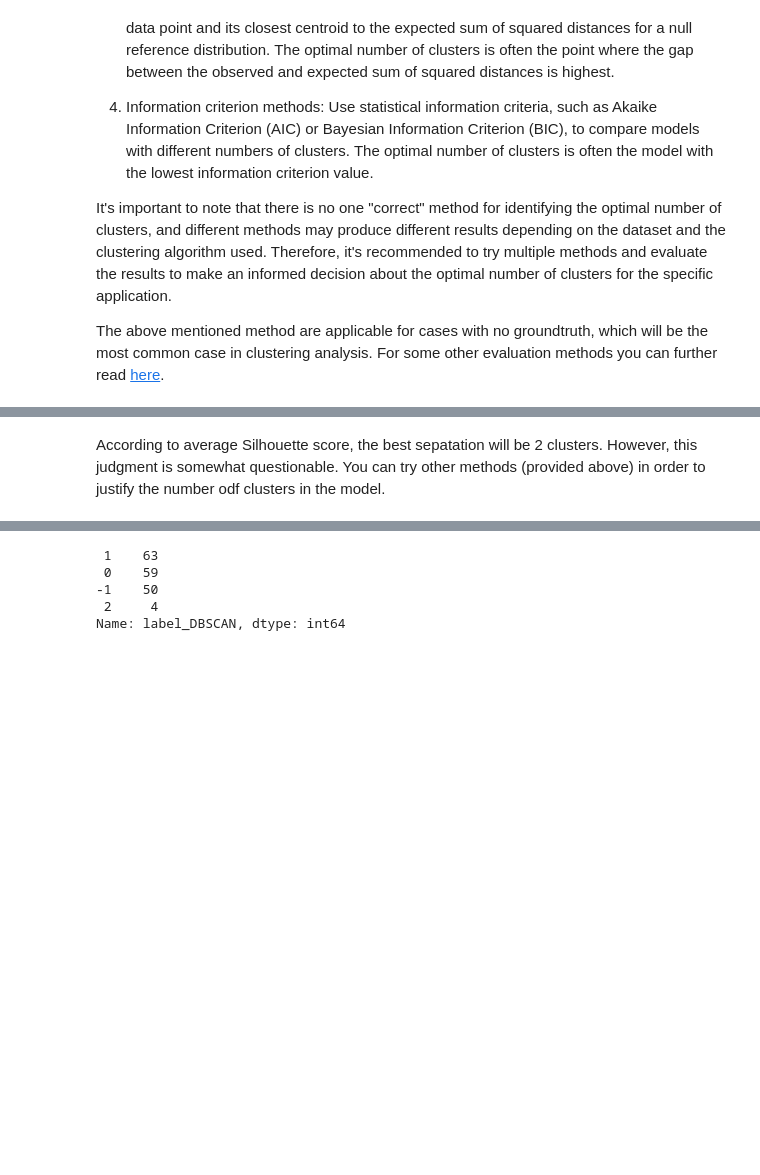
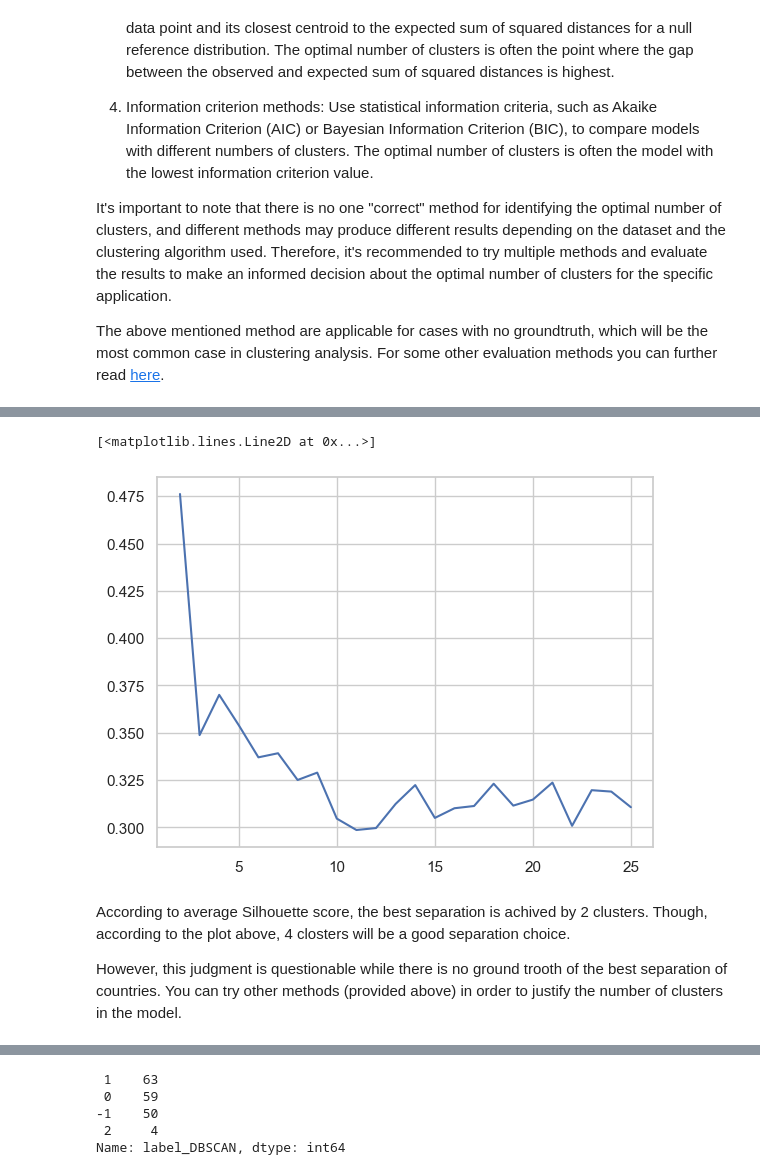
Before and after one commit to gesiscss/css_methods_python, a Jupyter notebook: d_data_analysis_methods/3_unsupervised_machine_learning.ipynb, the cells around one changed output, grey strips where cells are left out. Cells and saved outputs as stored; diff of their text form; code cells hidden in the pictures; blank space fills up the shorter version.

```diff
--- a/d_data_analysis_methods/3_unsupervised_machine_learning.ipynb
+++ b/d_data_analysis_methods/3_unsupervised_machine_learning.ipynb
@@ -782,5 +689,25 @@ For 6 clusters the average silhouette score is : 0.33698221815068075
+# %%
+from sklearn.metrics import silhouette_score
+
+range_n_clusters = range(2,26)
+silhouette_scores = []
+
+for n_clusters in range_n_clusters:
+    clusterer = KMeans(n_clusters=n_clusters,  random_state=42)
+    cluster_labels = clusterer.fit_predict(X_pca[:, :4])
+    # The silhouette_score gives the average value for all the samples.
+    # This gives a perspective into the density and separation of the formed clusters
+    silhouette_avg = silhouette_score(X_pca[:, :4], cluster_labels)
+    silhouette_scores.append(silhouette_avg)
+
+plt.plot(range_n_clusters,silhouette_scores)
+# %% [output]
+[<matplotlib.lines.Line2D at 0x...>]
+[figure, added]
 # %% [markdown]
-According to average Silhouette score, the best sepatation will be 2 clusters. However, this judgment is somewhat questionable. You can try other methods (provided above) in order to justify the number odf clusters in the model.
+According to average Silhouette score, the best separation is achived by 2 clusters. Though, according to the plot above, 4 closters will be a good separation choice.
+
+However, this judgment is questionable while there is no ground trooth of the best separation of countries. You can try other methods (provided above) in order to justify the number of clusters in the model.
 # %% [markdown]
 ### D3.3.2. DBSCAN
 
```
Also changed, not shown: parts of 13 cells of this notebook.
